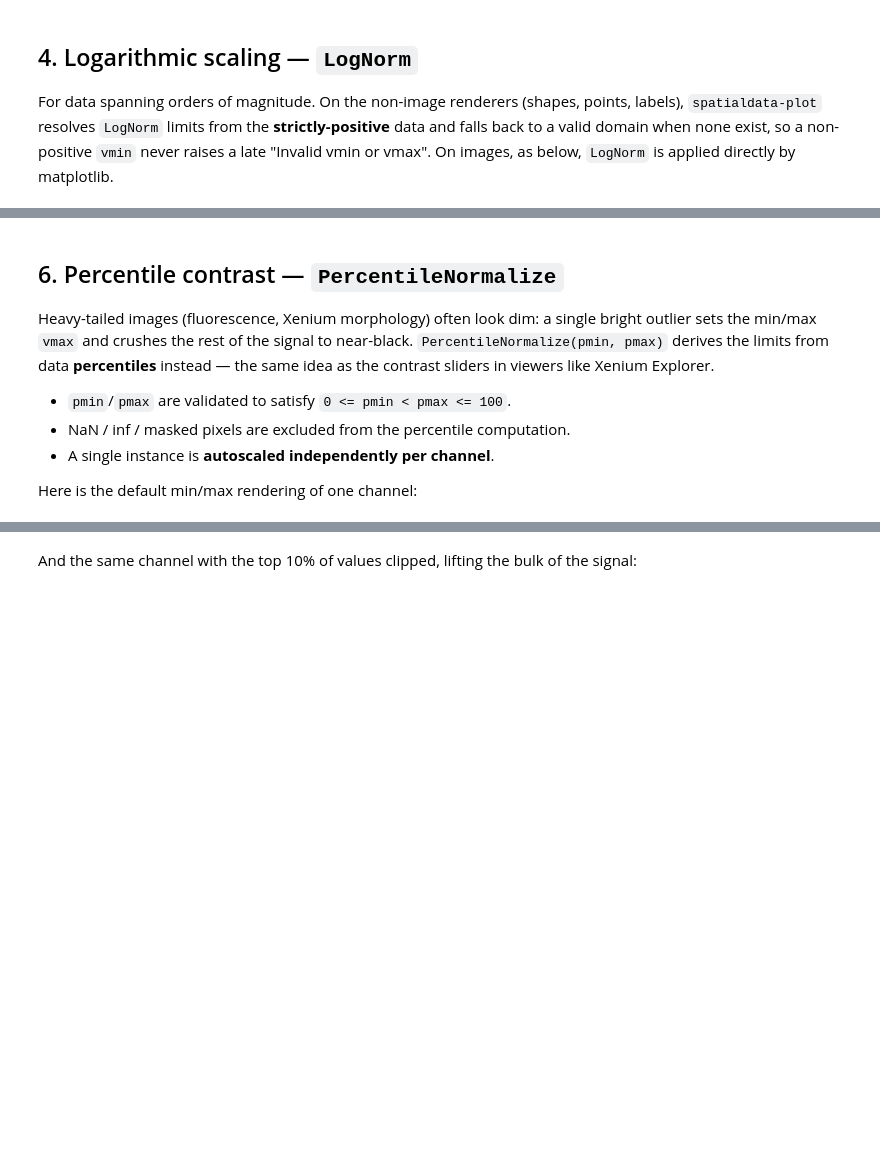
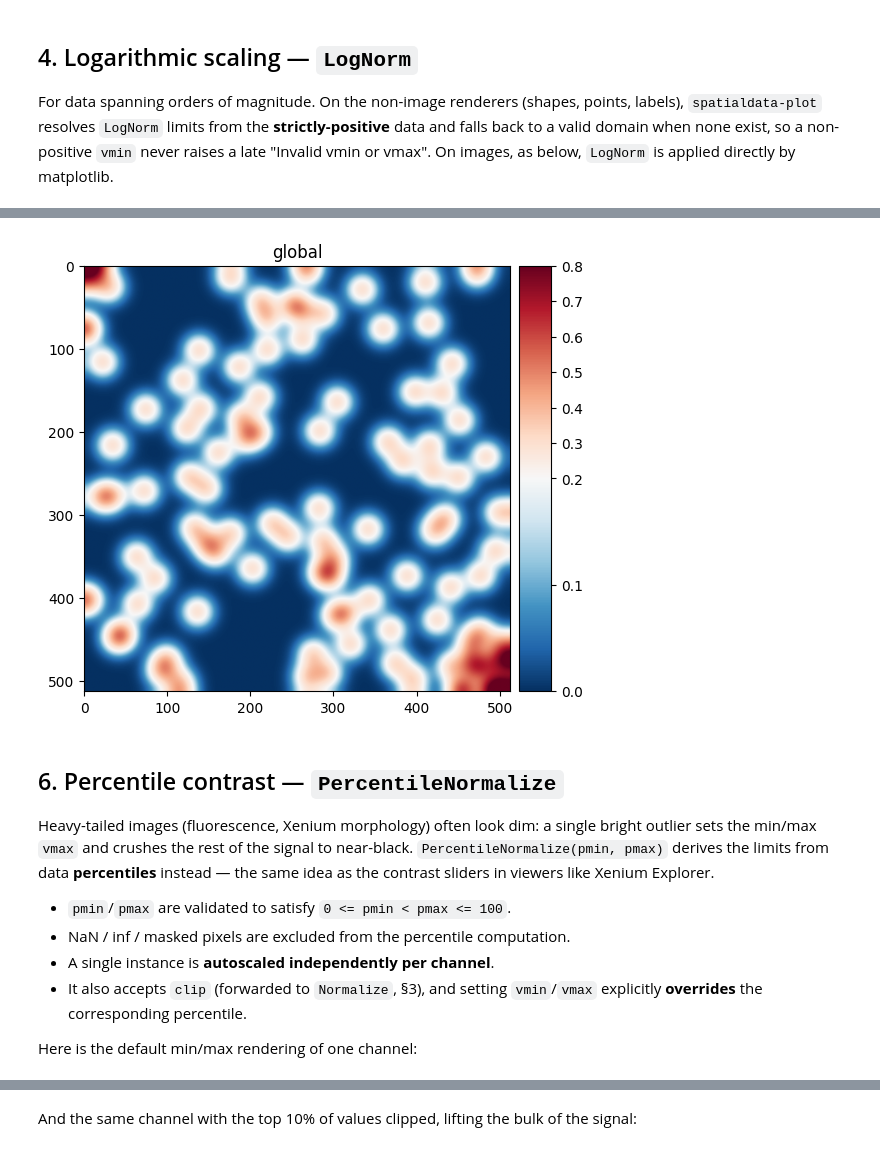
Before and after one commit to scverse/spatialdata-plot-tutorials, a Jupyter notebook: tutorials/normalization_and_contrast.ipynb, the cells around one changed output, grey strips where cells are left out. Drawn from its saved outputs; the diff is of its cells as text; code cells hidden in the pictures; blank space fills up the shorter version.

```diff
--- a/tutorials/normalization_and_contrast.ipynb
+++ b/tutorials/normalization_and_contrast.ipynb
@@ -137,3 +136,10 @@ sdata.pl.render_images("blobs_image", channel=0, norm=SymLogNorm(linthresh=0.05)
+# %%
+sdata.pl.render_images(
+    "blobs_image", channel=0, cmap="RdBu_r",
+    norm=TwoSlopeNorm(vcenter=0.2, vmin=0.0, vmax=0.8), colorbar=True,
+).pl.show()
+# %% [output]
+[figure, added]
 # %% [markdown]
 ## 6. Percentile contrast — `PercentileNormalize`
 
@@ -144,6 +150,7 @@ from data **percentiles** instead — the same idea as the contrast sliders in v
 - `pmin`/`pmax` are validated to satisfy `0 <= pmin < pmax <= 100`.
 - NaN / inf / masked pixels are excluded from the percentile computation.
 - A single instance is **autoscaled independently per channel**.
+- It also accepts `clip` (forwarded to `Normalize`, §3), and setting `vmin`/`vmax` explicitly **overrides** the corresponding percentile.
 
 Here is the default min/max rendering of one channel:
 # %%
```
Also changed, not shown: parts of 20 cells of this notebook, 1 other file.
